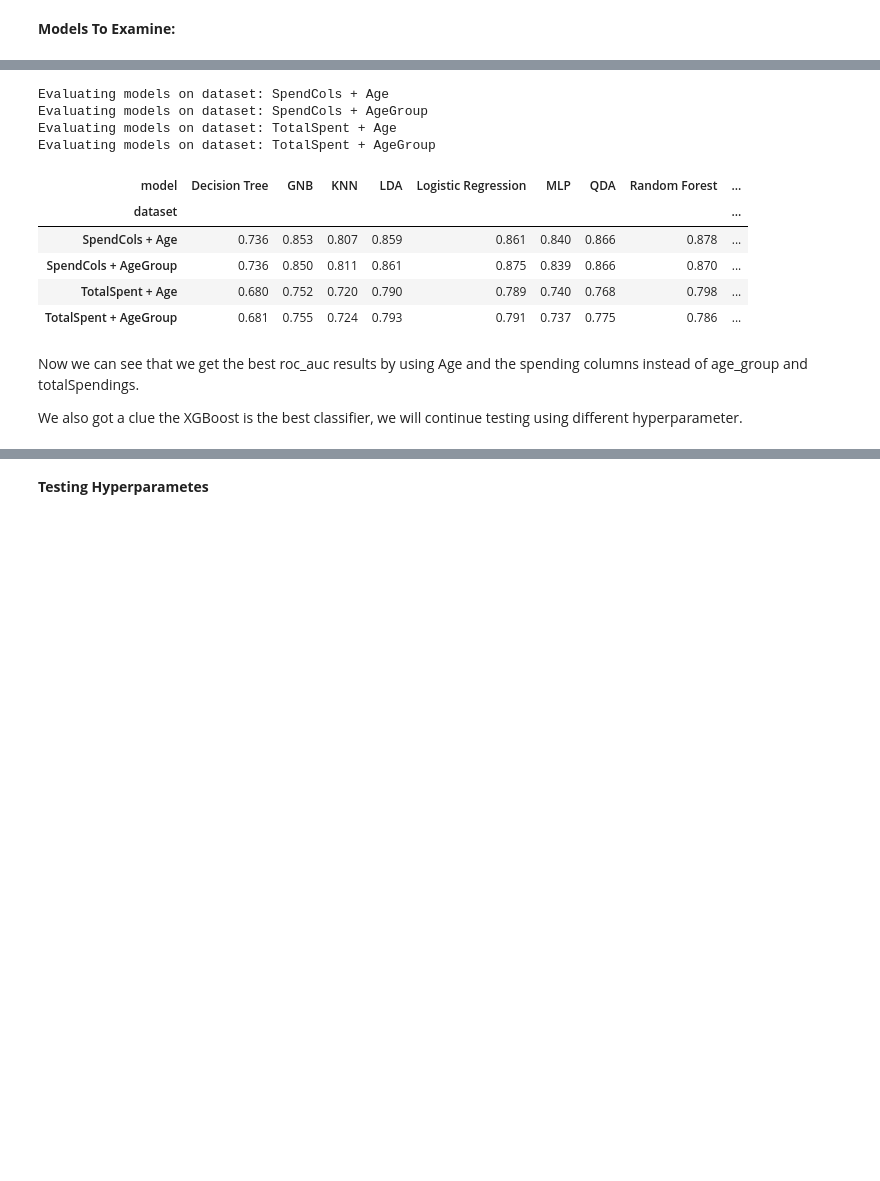
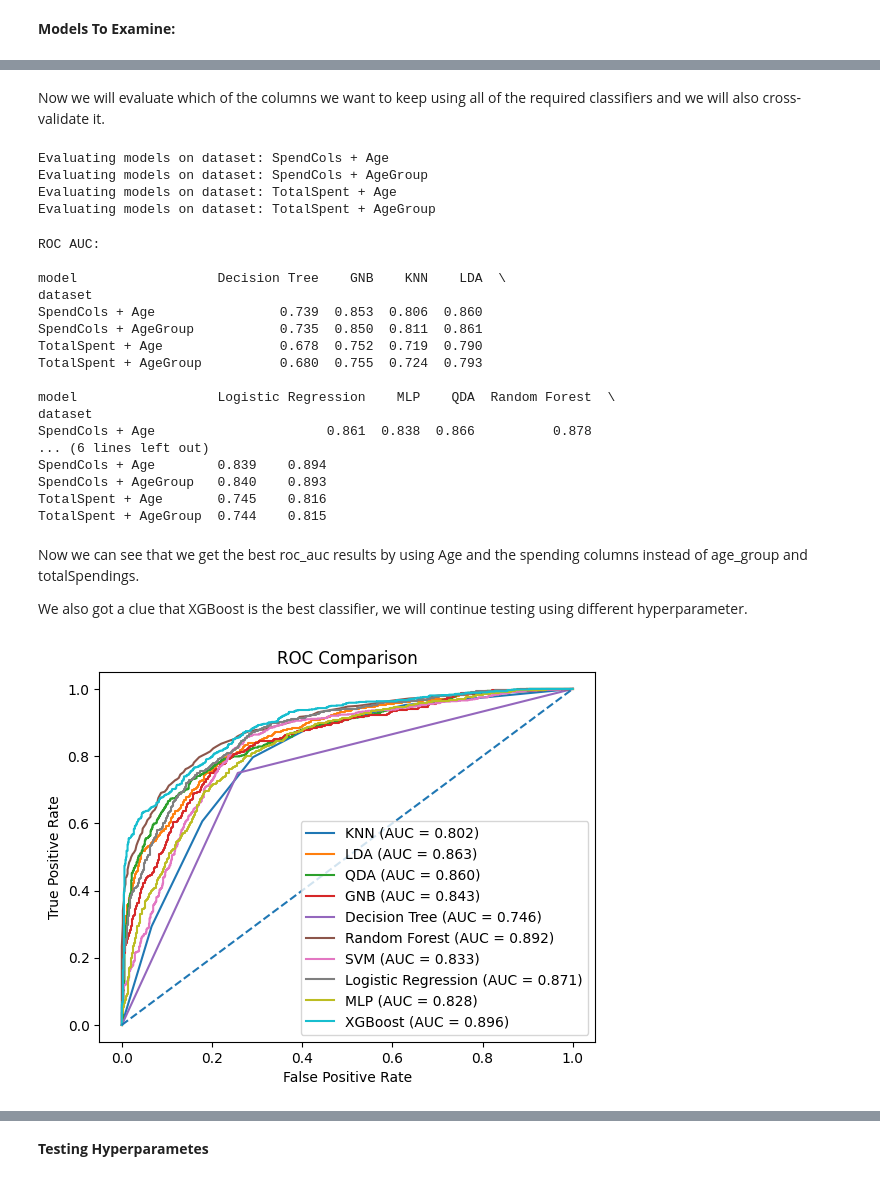
Before and after one commit to YarinArava/SpaceShipTitanic_FinalProject, a Jupyter notebook: Spaceship_Titanic_corrected.ipynb, the cells around one changed output, grey strips where cells are left out. Drawn from its saved outputs; the diff is of its cells as text; code cells hidden in the pictures; blank space fills up the shorter version.

```diff
--- a/Spaceship_Titanic_corrected.ipynb
+++ b/Spaceship_Titanic_corrected.ipynb
@@ -1640,9 +1640,11 @@ Boolean to int:
 Changing CryoSleep and Transported to 0,1 instead of Boolean values.
 # %%
 X_train['CryoSleep'] = X_train['CryoSleep'].astype(int)
+X_train['VIP'] = X_train['VIP'].astype(int)
 y_train = y_train.astype(int)
 
 X_test['CryoSleep'] = X_test['CryoSleep'].astype(int)
+X_test['VIP'] = X_test['VIP'].astype(int)
 y_test = y_test.astype(int)
 # %% [markdown]
 OneHotEncoding HomePlanet, Destination, Cabin_deck, Cabin_side (Cabin_region is already encoded).
@@ -1719,14 +1712,14 @@ from sklearn.model_selection import RepeatedStratifiedKFold, cross_validate
 **Models To Examine:**
 # %%
 models = {
-    "KNN": KNeighborsClassifier(),
+    "KNN": KNeighborsClassifier(n_jobs=-1 ),
     "LDA": LinearDiscriminantAnalysis(),
     "QDA": QuadraticDiscriminantAnalysis(),
     "GNB": GaussianNB(),
     "Decision Tree": DecisionTreeClassifier(),
-    "Random Forest": RandomForestClassifier(),
-    "SVM": SVC(),
-    "Logistic Regression": LogisticRegression(),
+    "Random Forest": RandomForestClassifier(n_jobs=-1 ),
+    "SVM": SVC(probability=True),
+    "Logistic Regression": LogisticRegression(n_jobs=-1 ),
     "MLP": MLPClassifier(),
     "XGBoost": GradientBoostingClassifier()
 }
@@ -1749,6 +1726,8 @@ Model selection rule:
+# %% [markdown]
+Now we will evaluate which of the columns we want to keep using all of the required classifiers and we will also cross-validate it.
 # %%
-cv = RepeatedStratifiedKFold(n_splits=5, n_repeats=20, random_state=0)
-scoring = ['accuracy', 'precision', 'recall', 'roc_auc']
+cv = RepeatedStratifiedKFold(n_splits=5, n_repeats=5)
+scoring = ['accuracy', 'precision', 'recall', 'roc_auc', 'f1']
 
 rows = []
 
@@ -1778,21 +1757,55 @@ Evaluating models on dataset: SpendCols + AgeGroup
 Evaluating models on dataset: TotalSpent + Age
 Evaluating models on dataset: TotalSpent + AgeGroup
 # %%
-pivot_auc = results_df.pivot(
+pivot_metric = results_df.pivot(
     index='dataset',
     columns='model',
-    values='roc_auc'
+    values="roc_auc"
 )
 
-pivot_auc.round(3)
+print(f"\nROC AUC:\n")
+print(pivot_metric.round(3))
 # %% [output]
-| model | Decision Tree | GNB | KNN | LDA | Logistic Regression | MLP | QDA | Random Forest | ... |
-| dataset |  |  |  |  |  |  |  |  | ... |
-| SpendCols + Age | 0.736 | 0.853 | 0.807 | 0.859 | 0.861 | 0.840 | 0.866 | 0.878 | ... |
-| SpendCols + AgeGroup | 0.736 | 0.850 | 0.811 | 0.861 | 0.875 | 0.839 | 0.866 | 0.870 | ... |
-| TotalSpent + Age | 0.680 | 0.752 | 0.720 | 0.790 | 0.789 | 0.740 | 0.768 | 0.798 | ... |
-| TotalSpent + AgeGroup | 0.681 | 0.755 | 0.724 | 0.793 | 0.791 | 0.737 | 0.775 | 0.786 | ... |
+ROC AUC:
+
+model                  Decision Tree    GNB    KNN    LDA  \
+dataset
+SpendCols + Age                0.739  0.853  0.806  0.860
+SpendCols + AgeGroup           0.735  0.850  0.811  0.861
+TotalSpent + Age               0.678  0.752  0.719  0.790
+TotalSpent + AgeGroup          0.680  0.755  0.724  0.793
+
+model                  Logistic Regression    MLP    QDA  Random Forest  \
+dataset
+SpendCols + Age                      0.861  0.838  0.866          0.878
+... (6 lines left out)
+SpendCols + Age        0.839    0.894
+SpendCols + AgeGroup   0.840    0.893
+TotalSpent + Age       0.745    0.816
+TotalSpent + AgeGroup  0.744    0.815
 # %% [markdown]
 Now we can see that we get the best roc_auc results by using Age and the spending columns instead of age_group and totalSpendings.
 
-We also got a clue the XGBoost is the best classifier, we will continue testing using different hyperparameter.
+We also got a clue that XGBoost is the best classifier, we will continue testing using different hyperparameter.
+# %%
+from sklearn.metrics import roc_curve, auc
+
+plt.figure()
+
+for model_name, model in models.items():
+    model.fit(X_train, y_train)
+    y_scores = model.predict_proba(X_test)[:, 1]
+
+    fpr, tpr, _ = roc_curve(y_test, y_scores)
+    roc_auc_value = auc(fpr, tpr)
+
+    plt.plot(fpr, tpr, label=f"{model_name} (AUC = {roc_auc_value:.3f})")
+
+plt.plot([0, 1], [0, 1], linestyle="--")
+plt.xlabel("False Positive Rate")
+plt.ylabel("True Positive Rate")
+plt.title("ROC Comparison")
+plt.legend()
+plt.show()
+# %% [output]
+[figure, added]
```
Also changed, not shown: parts of 16 cells of this notebook, 2 other files.
